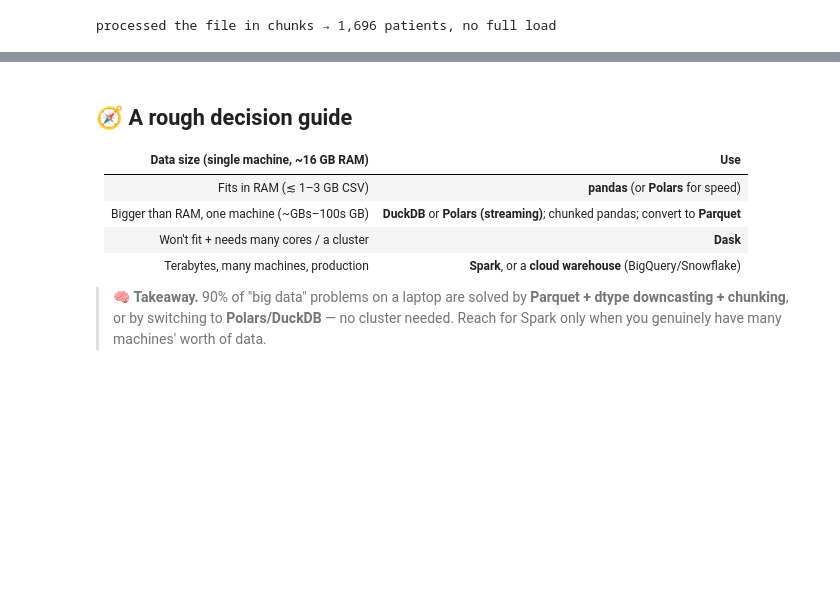
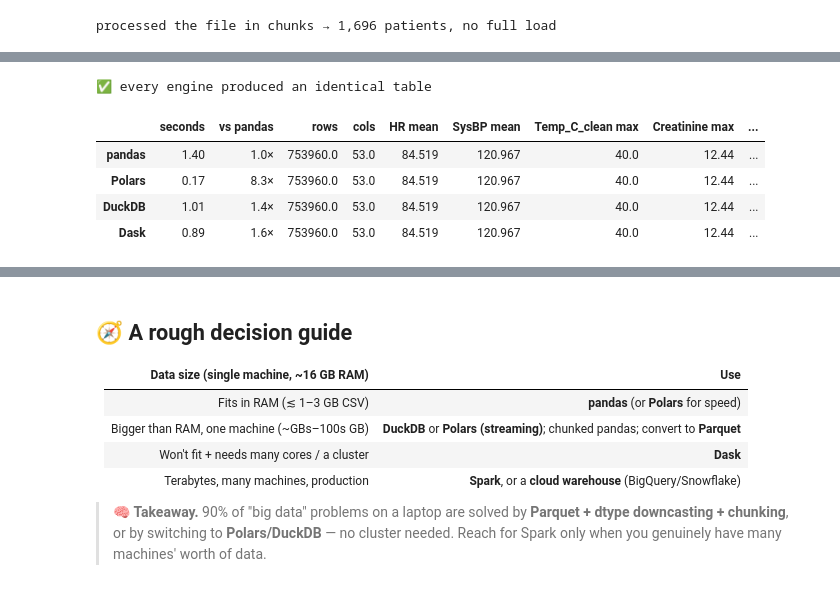
Before and after one commit to lorenzkap/ML2026, a Jupyter notebook: 12_big_data_beyond_pandas.ipynb, the cells around one changed output, grey strips where cells are left out. Cells and saved outputs as stored; diff of their text form; code cells hidden in the pictures; blank space fills up the shorter version.

```diff
--- a/12_big_data_beyond_pandas.ipynb
+++ b/12_big_data_beyond_pandas.ipynb
@@ -306,0 +608,31 @@ dd.read_parquet("big/*.parquet").groupby("icustayid").Arterial_lactate.max().com
+# %%
+def as_pandas(x):
+    """Polars DataFrame / Arrow table → pandas, so we can compare like with like."""
+    return x.to_pandas() if type(x).__module__.startswith(("polars", "pyarrow")) else x
+
+def fingerprint(x):
+    d = as_pandas(x)
+    return pd.Series({"rows": len(d), "cols": d.shape[1],
+                      "HR mean": round(float(d["HR"].mean()), 3),
+                      "SysBP mean": round(float(d["SysBP"].mean()), 3),
+                      "Temp_C_clean max": round(float(d["Temp_C_clean"].max()), 2),
+                      "Creatinine max": round(float(d["Creatinine"].max()), 2),
+                      "missing cells": int(d.isna().sum().sum())})
+
+board = pd.DataFrame({e: fingerprint(o) for e, o in OUT.items()}).T
+board.insert(0, "seconds", pd.Series(TIMES).round(2))
+board.insert(1, "vs pandas", (TIMES["pandas"] / pd.Series(TIMES)).round(1).astype(str) + "×")
+
+agree = board.drop(columns=["seconds", "vs pandas"]).nunique().eq(1).all()
+print("✅ every engine produced an identical table" if agree else
+      "⚠️ the engines DISAGREE — one translation is wrong (look at the columns below)")
+display(board)
+
+shutil.rmtree(BENCH)      # tidy up the benchmark files (comment out to keep experimenting)
+# %% [output]
+✅ every engine produced an identical table
+|  | seconds | vs pandas | rows | cols | HR mean | SysBP mean | Temp_C_clean max | Creatinine max | ... |
+| pandas | 1.40 | 1.0× | 753960.0 | 53.0 | 84.519 | 120.967 | 40.0 | 12.44 | ... |
+| Polars | 0.17 | 8.3× | 753960.0 | 53.0 | 84.519 | 120.967 | 40.0 | 12.44 | ... |
+| DuckDB | 1.01 | 1.4× | 753960.0 | 53.0 | 84.519 | 120.967 | 40.0 | 12.44 | ... |
+| Dask | 0.89 | 1.6× | 753960.0 | 53.0 | 84.519 | 120.967 | 40.0 | 12.44 | ... |
```
Also changed, not shown: parts of 18 cells of this notebook, 6 other files.
